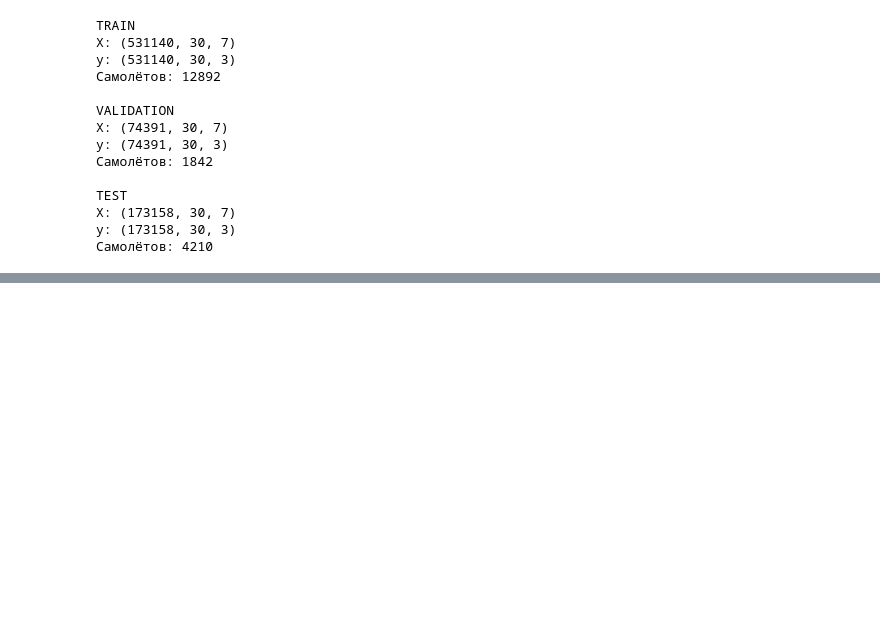
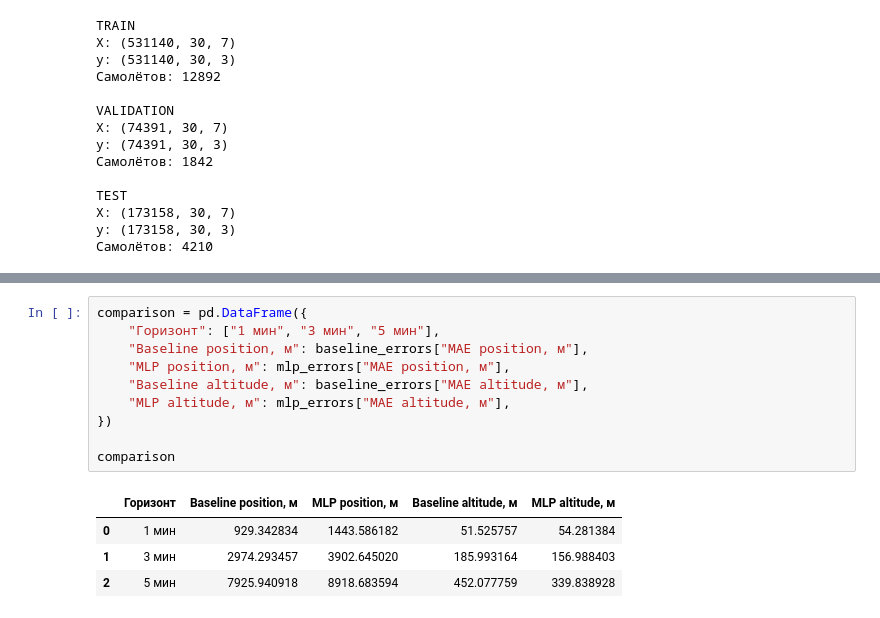
Before and after one commit to maks14rrs/aviation-eta, a Jupyter notebook: notebooks/01_trajectory_dataset.ipynb, the cells around one changed output, grey strips where cells are left out. Saved outputs shown, nothing was run; the diff lists cells and outputs as text; blank space fills up the shorter version.

```diff
--- a/notebooks/01_trajectory_dataset.ipynb
+++ b/notebooks/01_trajectory_dataset.ipynb
@@ -750,0 +1094,15 @@ y: (173158, 30, 3)
+# %%
+comparison = pd.DataFrame({
+    "Горизонт": ["1 мин", "3 мин", "5 мин"],
+    "Baseline position, м": baseline_errors["MAE position, м"],
+    "MLP position, м": mlp_errors["MAE position, м"],
+    "Baseline altitude, м": baseline_errors["MAE altitude, м"],
+    "MLP altitude, м": mlp_errors["MAE altitude, м"],
+})
+
+comparison
+# %% [output]
+|  | Горизонт | Baseline position, м | MLP position, м | Baseline altitude, м | MLP altitude, м |
+| 0 | 1 мин | 929.342834 | 1443.586182 | 51.525757 | 54.281384 |
+| 1 | 3 мин | 2974.293457 | 3902.645020 | 185.993164 | 156.988403 |
+| 2 | 5 мин | 7925.940918 | 8918.683594 | 452.077759 | 339.838928 |
```
Also changed, not shown: parts of 12 cells of this notebook, 2 other files.
